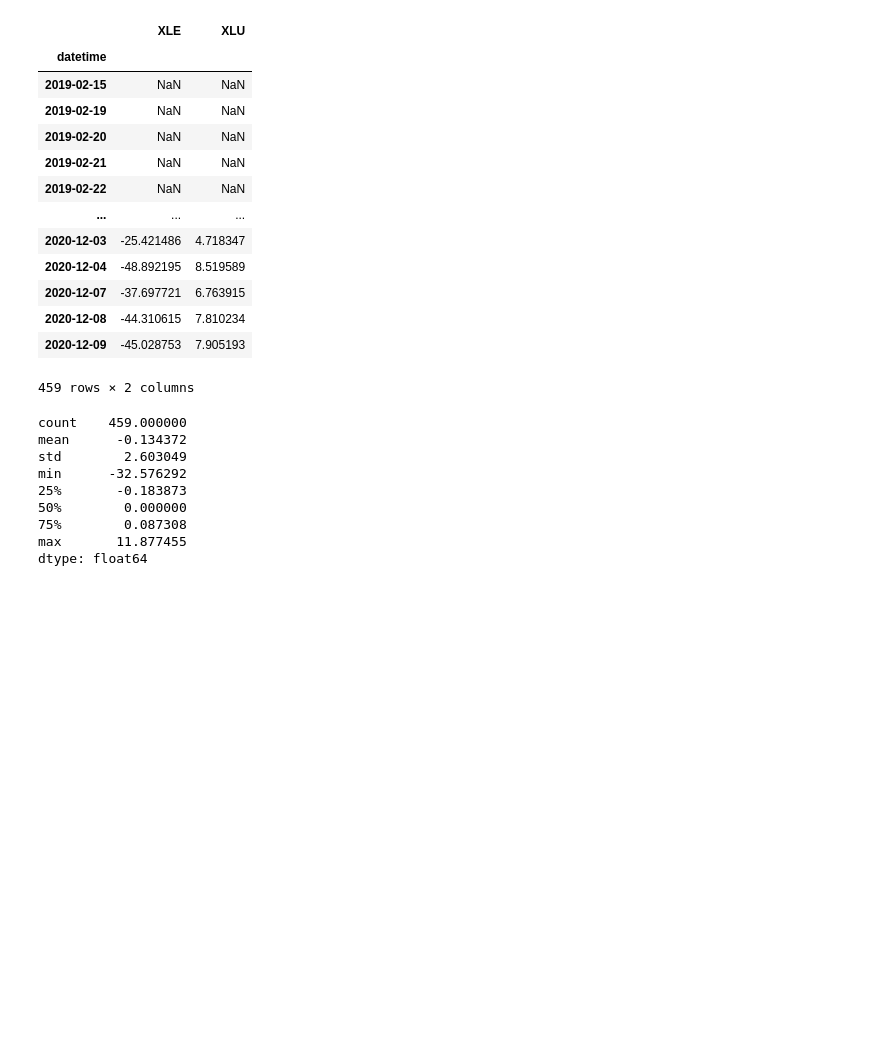
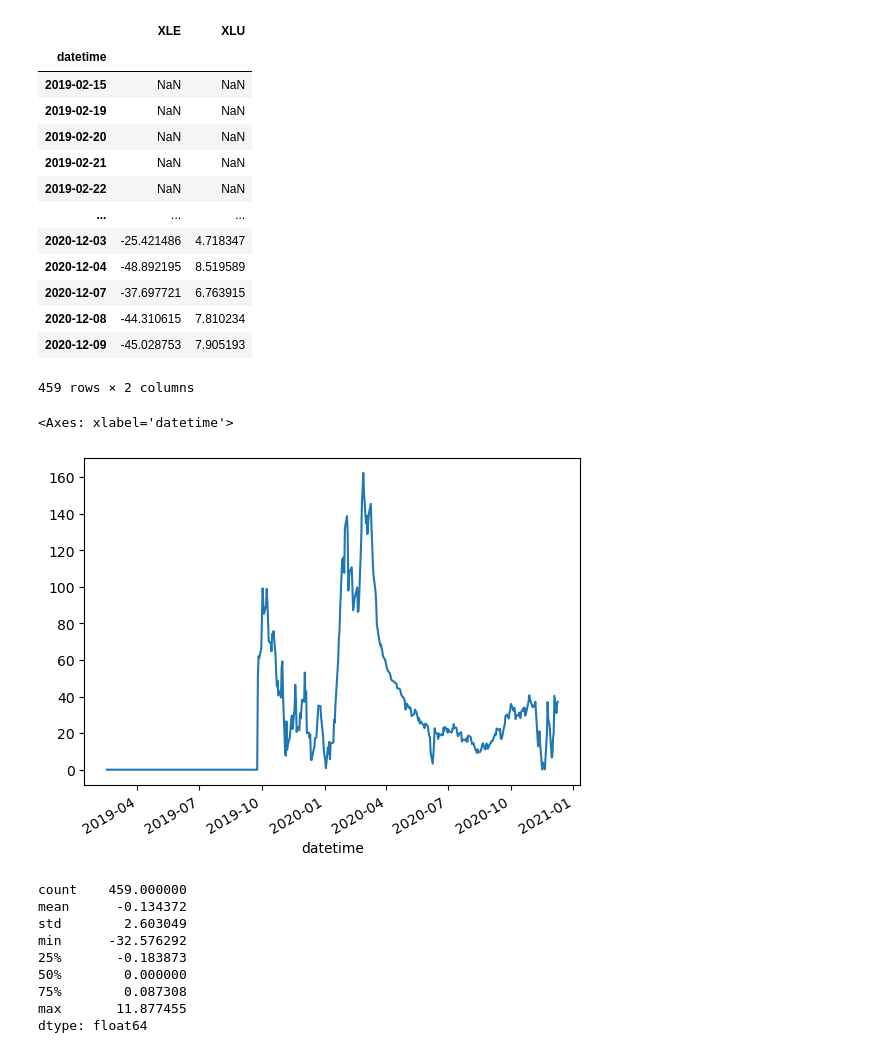
Before and after one commit to tuandq-cs/trading, a Jupyter notebook: experiment.ipynb, the cells around one changed output. Cells and saved outputs as stored; diff of their text form; code cells hidden in the pictures; blank space fills up the shorter version.

```diff
--- a/experiment.ipynb
+++ b/experiment.ipynb
@@ -370,6 +393,11 @@ positions
 | 2020-12-08 | -44.310615 | 7.810234 |
 | 2020-12-09 | -45.028753 | 7.905193 |
 459 rows × 2 columns
+# %%
+positions.sum(axis=1).abs().plot()
+# %% [output]
+<Axes: xlabel='datetime'>
+[figure, added]
 # %%
 pnl = positions.shift(1) * (price - price.shift(1)) / price.shift(1)
 pnl = pnl.sum(axis=1)
```
Also changed, not shown: parts of 12 cells of this notebook.
